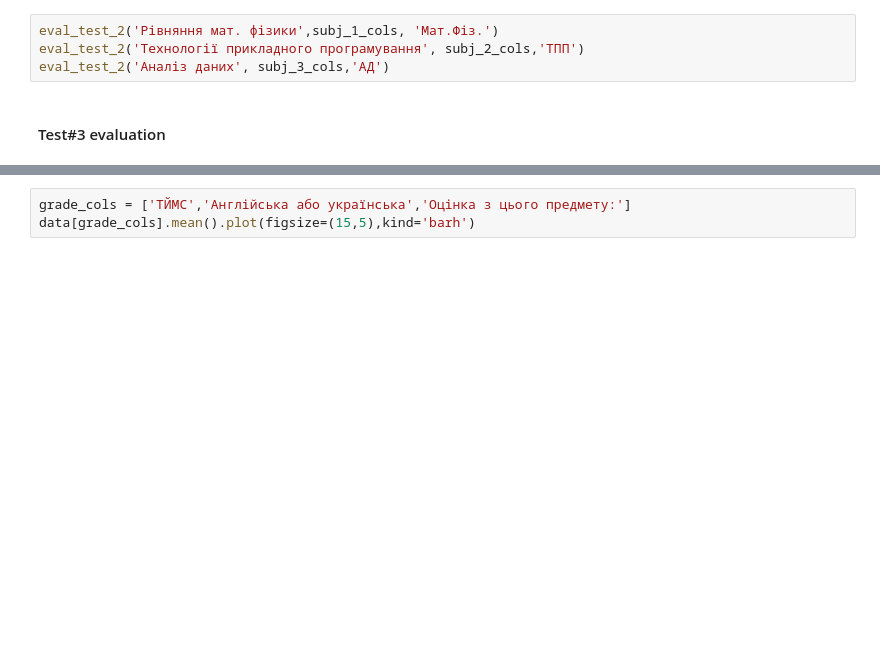
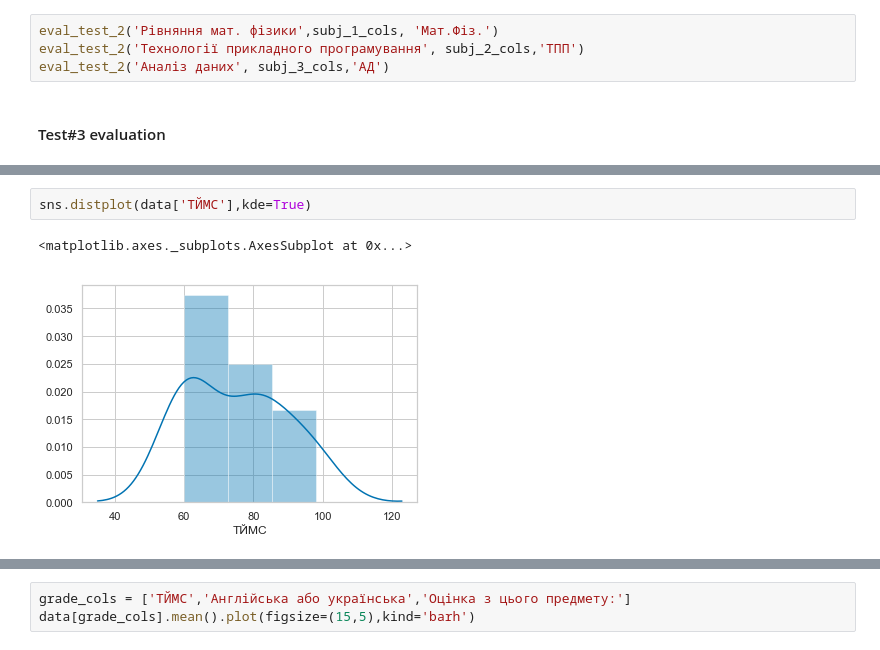
Before and after one commit to EddieKro/Data-Analysis, a Jupyter notebook: projects/poll/PM4_EDA.ipynb, the cells around one changed output, grey strips where cells are left out. Cells and saved outputs as stored; diff of their text form; blank space fills up the shorter version.

```diff
--- a/projects/poll/PM4_EDA.ipynb
+++ b/projects/poll/PM4_EDA.ipynb
@@ -130 +148,6 @@ def correct_labels(i):
+# %%
+sns.distplot(data['ТЙМС'],kde=True)
+# %% [output]
+<matplotlib.axes._subplots.AxesSubplot at 0x...>
+[figure, added]
 # %%
```
Also changed, not shown: parts of 27 cells of this notebook, 5 other files.
